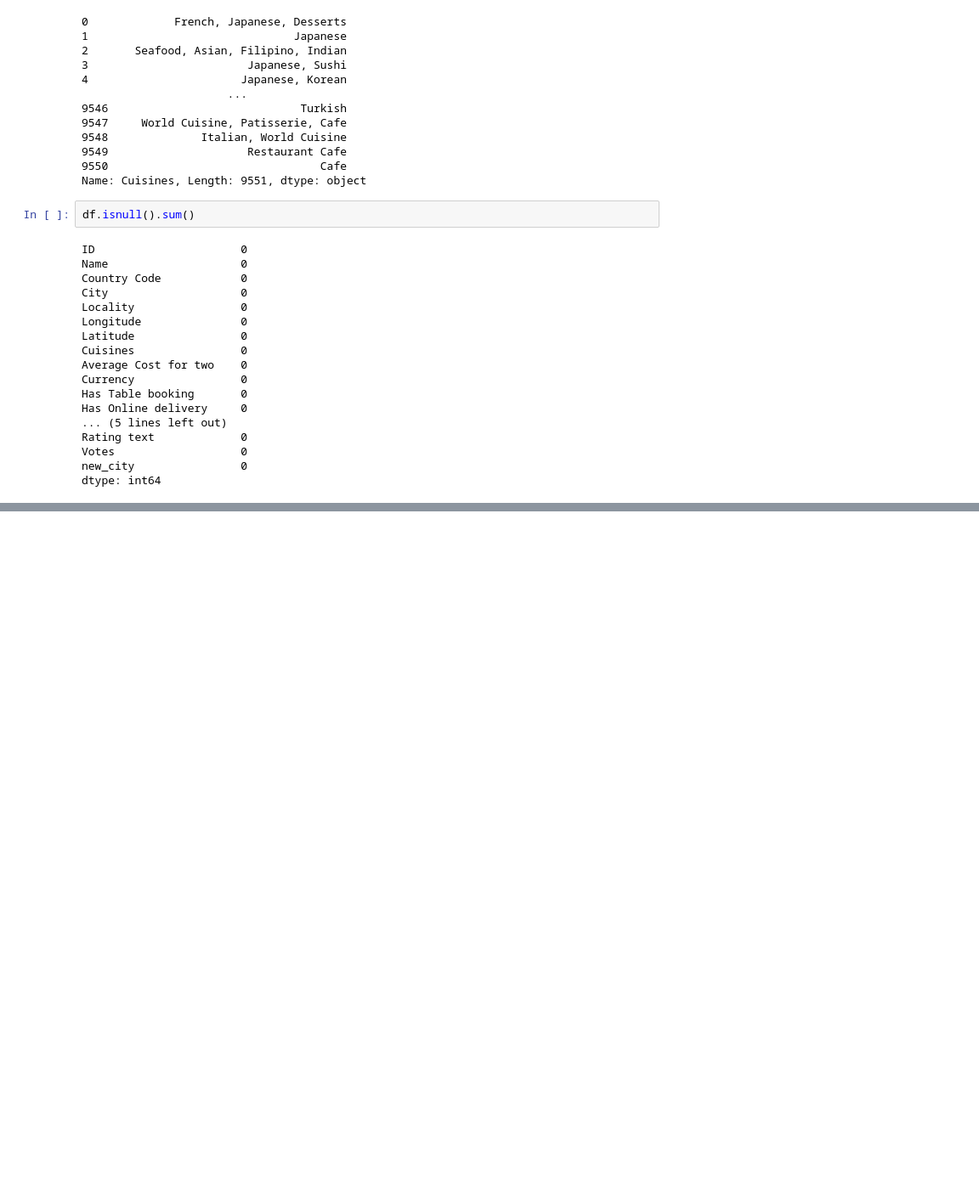
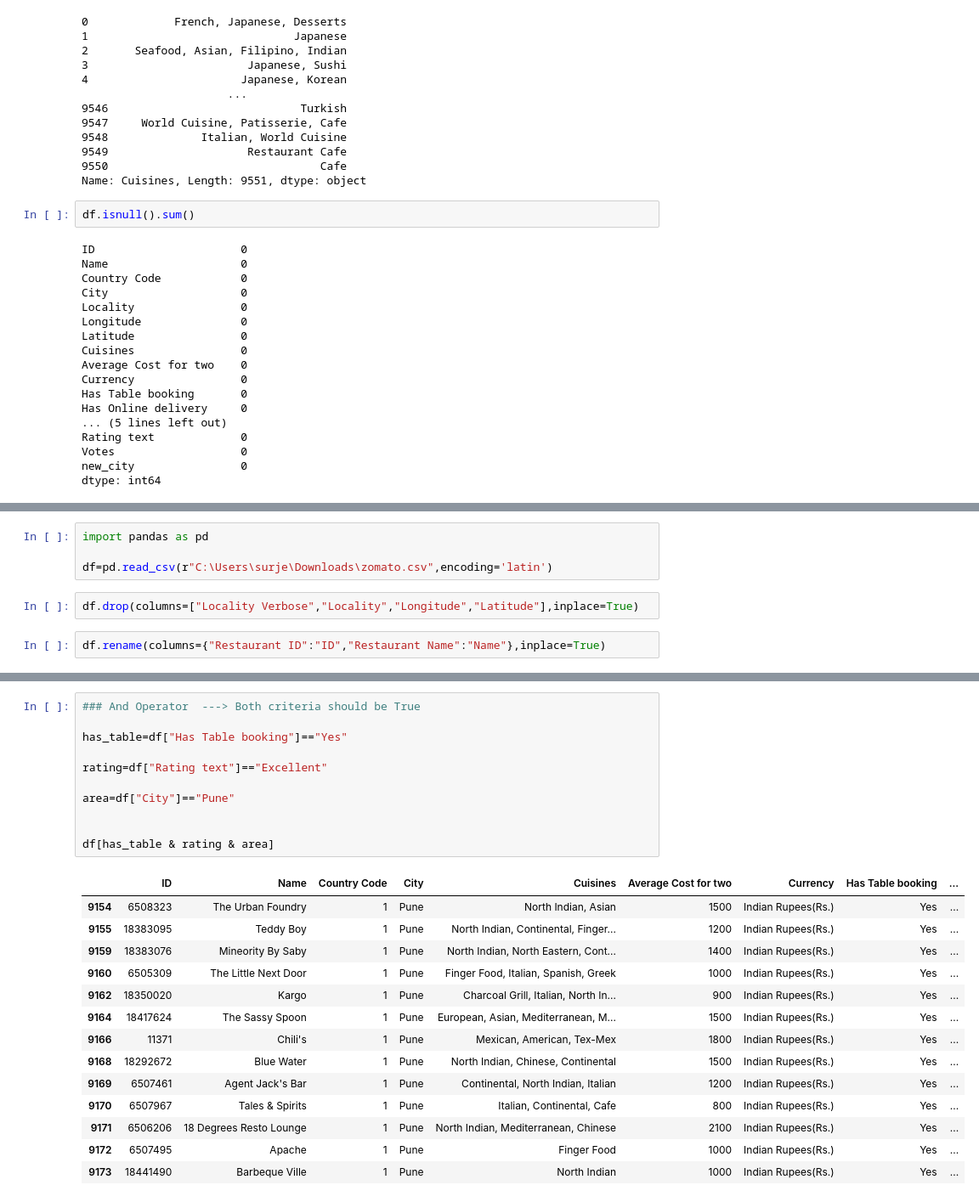
Before and after one commit to Surjendu2023/Pandas_Exercise, a Jupyter notebook: Pandas Class.ipynb, the cells around one changed output, grey strips where cells are left out. Shown: that part at 85% size. Drawn from its saved outputs; the diff is of its cells as text; blank space fills up the shorter version.

```diff
--- a/Pandas Class.ipynb
+++ b/Pandas Class.ipynb
@@ -1643,0 +1906,8 @@ dtype: int64
+# %%
+import pandas as pd
+
+df=pd.read_csv(r"C:\Users\surje\Downloads\zomato.csv",encoding='latin')
+# %%
+df.drop(columns=["Locality Verbose","Locality","Longitude","Latitude"],inplace=True)
+# %%
+df.rename(columns={"Restaurant ID":"ID","Restaurant Name":"Name"},inplace=True)
@@ -1643,0 +1936,26 @@ dtype: int64
+# %%
+### And Operator  ---> Both criteria should be True
+
+has_table=df["Has Table booking"]=="Yes"
+
+rating=df["Rating text"]=="Excellent"
+
+area=df["City"]=="Pune"
+
+
+df[has_table & rating & area]
+# %% [output]
+|  | ID | Name | Country Code | City | Cuisines | Average Cost for two | Currency | Has Table booking | ... |
+| 9154 | 6508323 | The Urban Foundry | 1 | Pune | North Indian, Asian | 1500 | Indian Rupees(Rs.) | Yes | ... |
+| 9155 | 18383095 | Teddy Boy | 1 | Pune | North Indian, Continental, Finger... | 1200 | Indian Rupees(Rs.) | Yes | ... |
+| 9159 | 18383076 | Mineority By Saby | 1 | Pune | North Indian, North Eastern, Cont... | 1400 | Indian Rupees(Rs.) | Yes | ... |
+| 9160 | 6505309 | The Little Next Door | 1 | Pune | Finger Food, Italian, Spanish, Greek | 1000 | Indian Rupees(Rs.) | Yes | ... |
+| 9162 | 18350020 | Kargo | 1 | Pune | Charcoal Grill, Italian, North In... | 900 | Indian Rupees(Rs.) | Yes | ... |
+| 9164 | 18417624 | The Sassy Spoon | 1 | Pune | European, Asian, Mediterranean, M... | 1500 | Indian Rupees(Rs.) | Yes | ... |
+| 9166 | 11371 | Chili's | 1 | Pune | Mexican, American, Tex-Mex | 1800 | Indian Rupees(Rs.) | Yes | ... |
+| 9168 | 18292672 | Blue Water | 1 | Pune | North Indian, Chinese, Continental | 1500 | Indian Rupees(Rs.) | Yes | ... |
+| 9169 | 6507461 | Agent Jack's Bar | 1 | Pune | Continental, North Indian, Italian | 1200 | Indian Rupees(Rs.) | Yes | ... |
+| 9170 | 6507967 | Tales & Spirits | 1 | Pune | Italian, Continental, Cafe | 800 | Indian Rupees(Rs.) | Yes | ... |
+| 9171 | 6506206 | 18 Degrees Resto Lounge | 1 | Pune | North Indian, Mediterranean, Chinese | 2100 | Indian Rupees(Rs.) | Yes | ... |
+| 9172 | 6507495 | Apache | 1 | Pune | Finger Food | 1000 | Indian Rupees(Rs.) | Yes | ... |
+| 9173 | 18441490 | Barbeque Ville | 1 | Pune | North Indian | 1000 | Indian Rupees(Rs.) | Yes | ... |
```
Also changed, not shown: parts of 35 cells of this notebook.
